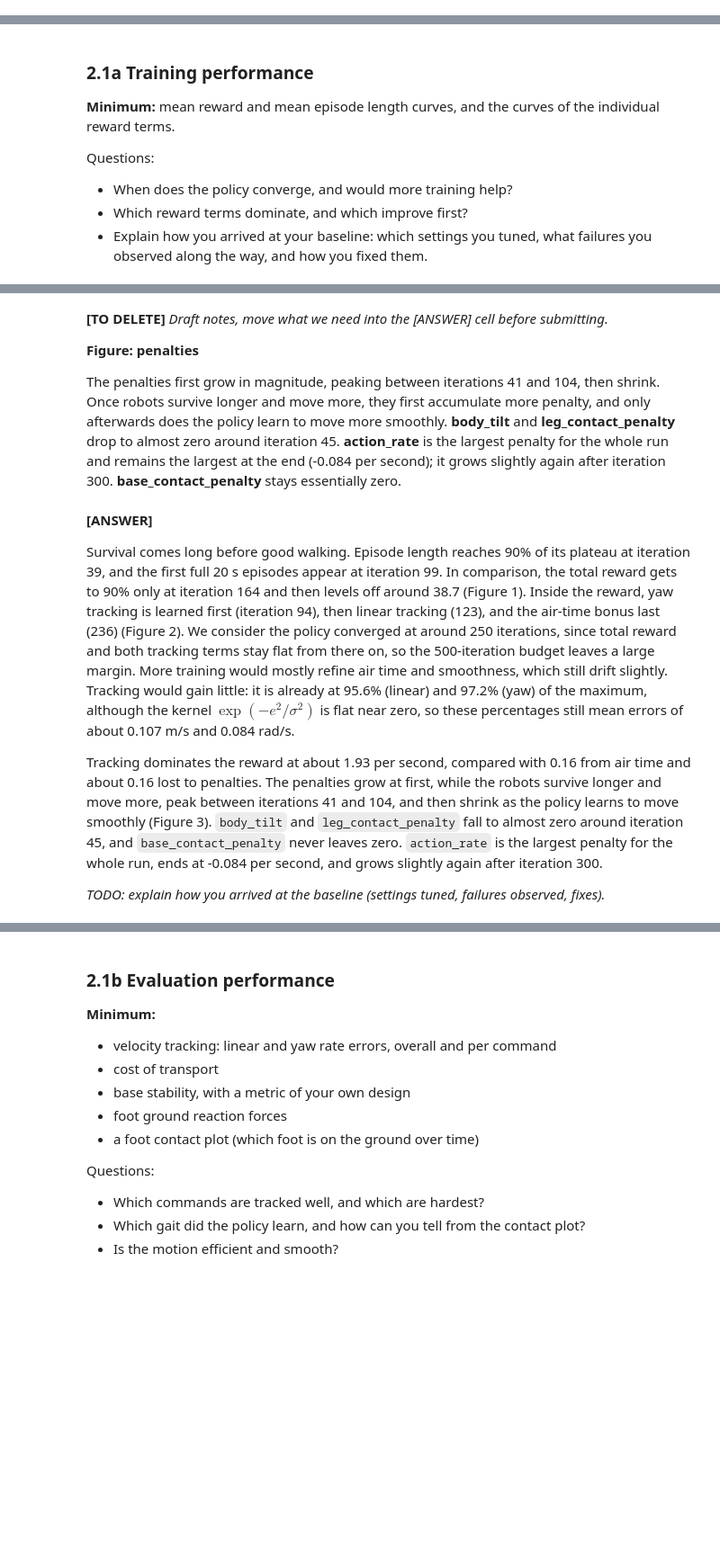
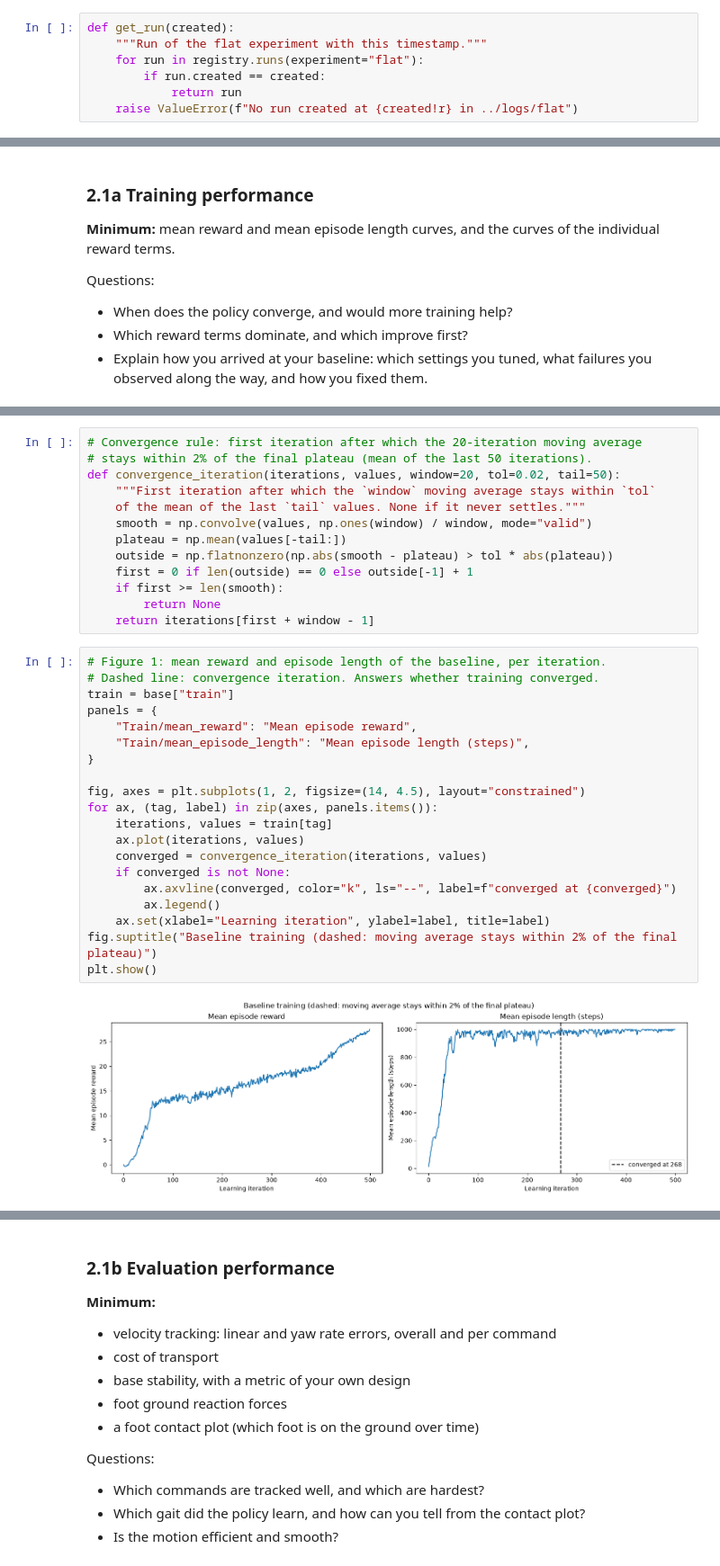
Before and after one commit to JustinLungu/GO2-Locomotion-RL, a Jupyter notebook: notebooks/02_flat_analysis.ipynb, the cells around one changed output, grey strips where cells are left out. Shown at 90% size. Drawn from its saved outputs; the diff is of its cells as text; blank space fills up the shorter version.

Commit message:
Repo with files from the controlled experiment included

```diff
--- a/notebooks/02_flat_analysis.ipynb
+++ b/notebooks/02_flat_analysis.ipynb
@@ -281,0 +243,7 @@ baseline: tracking reward 1.950 per step (linear + yaw, weighted)
+# %%
+def get_run(created):
+    """Run of the flat experiment with this timestamp."""
+    for run in registry.runs(experiment="flat"):
+        if run.created == created:
+            return run
+    raise ValueError(f"No run created at {created!r} in ../logs/flat")
@@ -404,18 +281,35 @@ stand_still: -0.025/s, largest magnitude -0.123 at iter 47
-# %% [markdown]
-**[TO DELETE]** *Draft notes, move what we need into the [ANSWER] cell before submitting.*
-
-**Figure: penalties**
-
-The penalties first grow in magnitude, peaking between iterations 41 and 104, then shrink. Once robots survive longer and move more, they first accumulate more penalty, and only afterwards does the policy learn to move more smoothly. **body_tilt** and **leg_contact_penalty** drop to almost zero around iteration 45. **action_rate** is the largest penalty for the whole run and remains the largest at the end (-0.084 per second); it grows slightly again after iteration 300. **base_contact_penalty** stays essentially zero.
-# %% [markdown]
-**[ANSWER]**
-
-Survival comes long before good walking. Episode length reaches 90% of its plateau at iteration 39, and the first full 20 s episodes appear at iteration 99. In comparison, the total reward gets to 90% only at iteration 164 and then levels off around 38.7 (Figure 1). Inside the reward, yaw tracking is learned first (iteration 94), then linear tracking (123), and the air-time bonus last (236) (Figure 2). We consider the policy converged at around 250 iterations, since total reward and both tracking terms stay flat from there on, so the 500-iteration budget leaves a large margin. More training would mostly refine air time and smoothness, which still drift slightly. Tracking would gain little: it is already at 95.6% (linear) and 97.2% (yaw) of the maximum, although the kernel $\exp(-e^2/\sigma^2)$ is flat near zero, so these percentages still mean errors of about 0.107 m/s and 0.084 rad/s.
-
-
-
-Tracking dominates the reward at about 1.93 per second, compared with 0.16 from air time and about 0.16 lost to penalties. The penalties grow at first, while the robots survive longer and move more, peak between iterations 41 and 104, and then shrink as the policy learns to move smoothly (Figure 3). `body_tilt` and `leg_contact_penalty` fall to almost zero around iteration 45, and `base_contact_penalty` never leaves zero. `action_rate` is the largest penalty for the whole run, ends at -0.084 per second, and grows slightly again after iteration 300.
-
-
-
-*TODO: explain how you arrived at the baseline (settings tuned, failures observed, fixes).*
+# %%
+# Convergence rule: first iteration after which the 20-iteration moving average
+# stays within 2% of the final plateau (mean of the last 50 iterations).
+def convergence_iteration(iterations, values, window=20, tol=0.02, tail=50):
+    """First iteration after which the `window` moving average stays within `tol`
+    of the mean of the last `tail` values. None if it never settles."""
+    smooth = np.convolve(values, np.ones(window) / window, mode="valid")
+    plateau = np.mean(values[-tail:])
+    outside = np.flatnonzero(np.abs(smooth - plateau) > tol * abs(plateau))
+    first = 0 if len(outside) == 0 else outside[-1] + 1
+    if first >= len(smooth):
+        return None
+    return iterations[first + window - 1]
+# %%
+# Figure 1: mean reward and episode length of the baseline, per iteration.
+# Dashed line: convergence iteration. Answers whether training converged.
+train = base["train"]
+panels = {
+    "Train/mean_reward": "Mean episode reward",
+    "Train/mean_episode_length": "Mean episode length (steps)",
+}
+
+fig, axes = plt.subplots(1, 2, figsize=(14, 4.5), layout="constrained")
+for ax, (tag, label) in zip(axes, panels.items()):
+    iterations, values = train[tag]
+    ax.plot(iterations, values)
+    converged = convergence_iteration(iterations, values)
+    if converged is not None:
+        ax.axvline(converged, color="k", ls="--", label=f"converged at {converged}")
+        ax.legend()
+    ax.set(xlabel="Learning iteration", ylabel=label, title=label)
+fig.suptitle("Baseline training (dashed: moving average stays within 2% of the final plateau)")
+plt.show()
+# %% [output]
+[figure, added]
```
Also changed, not shown: parts of 72 cells of this notebook, 6 other files.
